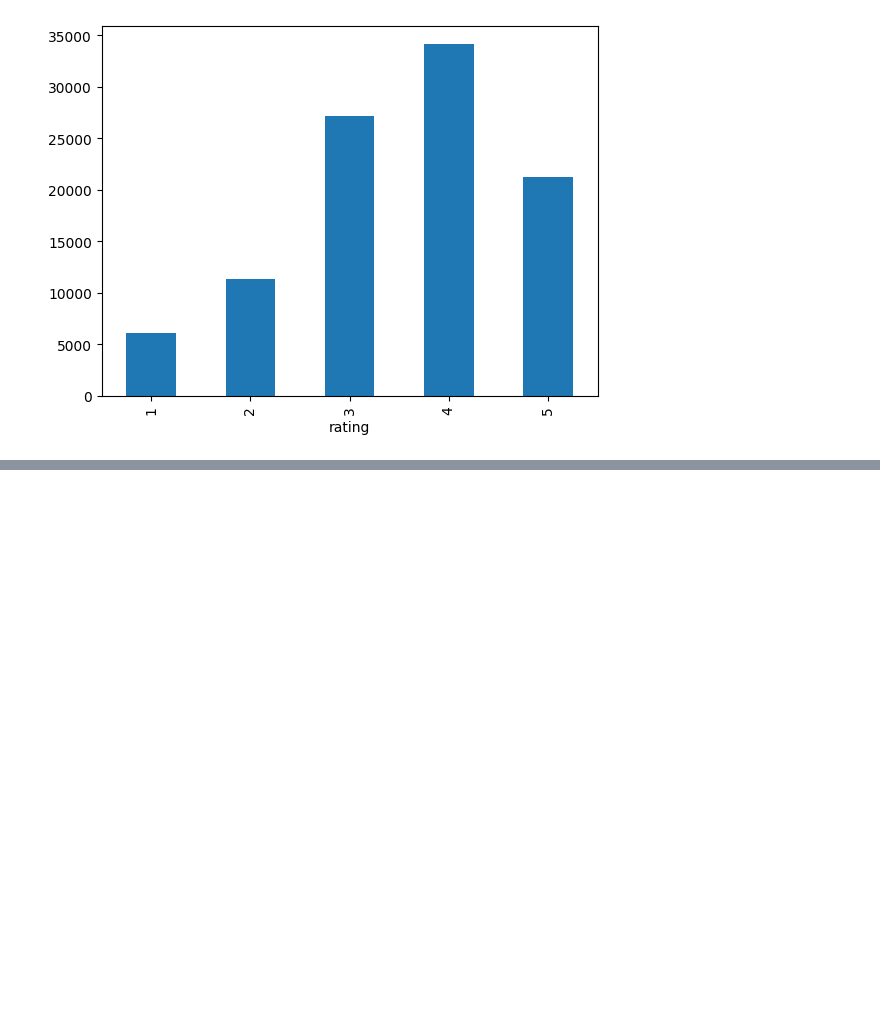
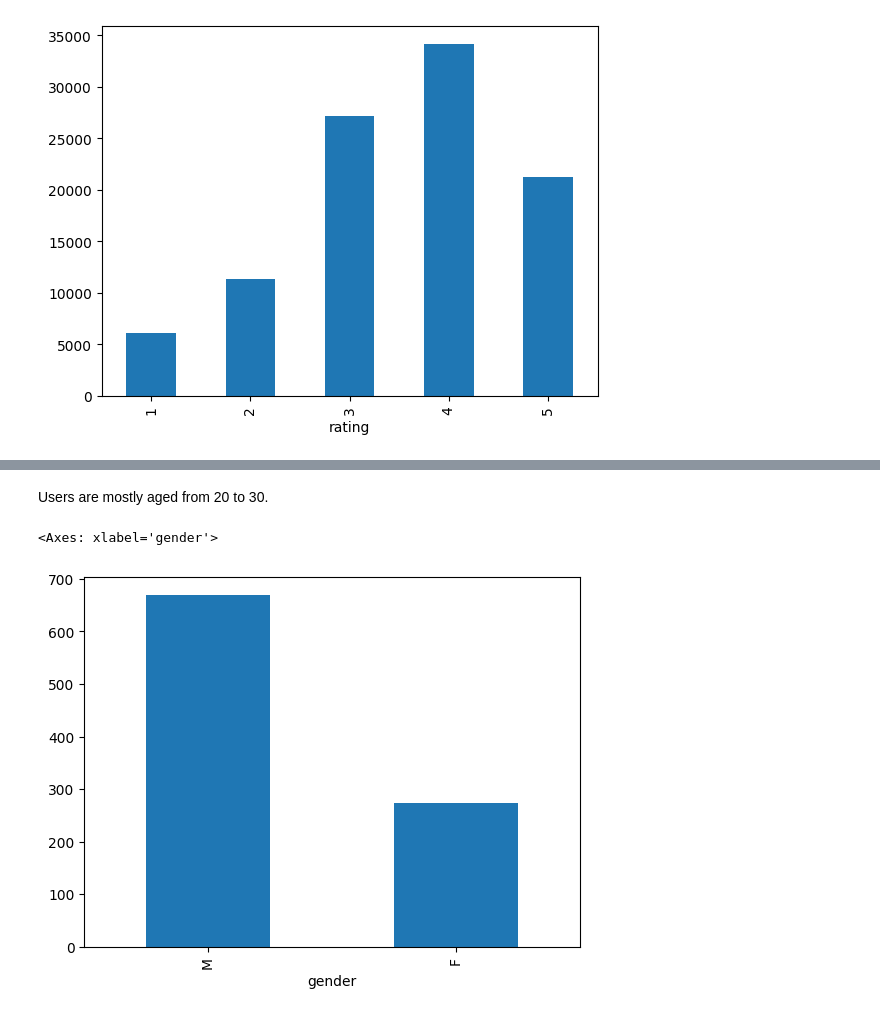
Before and after one commit to Kadaverciant/movie-recommender-system, a Jupyter notebook: notebooks/1.0-initial-data-exploration.ipynb, the cells around one changed output, grey strips where cells are left out. Saved outputs shown, nothing was run; the diff lists cells and outputs as text; code cells hidden in the pictures; blank space fills up the shorter version.

```diff
--- a/notebooks/1.0-initial-data-exploration.ipynb
+++ b/notebooks/1.0-initial-data-exploration.ipynb
@@ -668,0 +108,7 @@ tensor([ 0,  1,  2,  3,  4,  5,  6,  7,  8,  9, 10], device='cuda:0')
+# %% [markdown]
+Users are mostly aged from 20 to 30.
+# %%
+users['gender'].value_counts().plot.bar()
+# %% [output]
+<Axes: xlabel='gender'>
+[figure, added]
```
Also changed, not shown: parts of 73 cells of this notebook, 23 other files.
